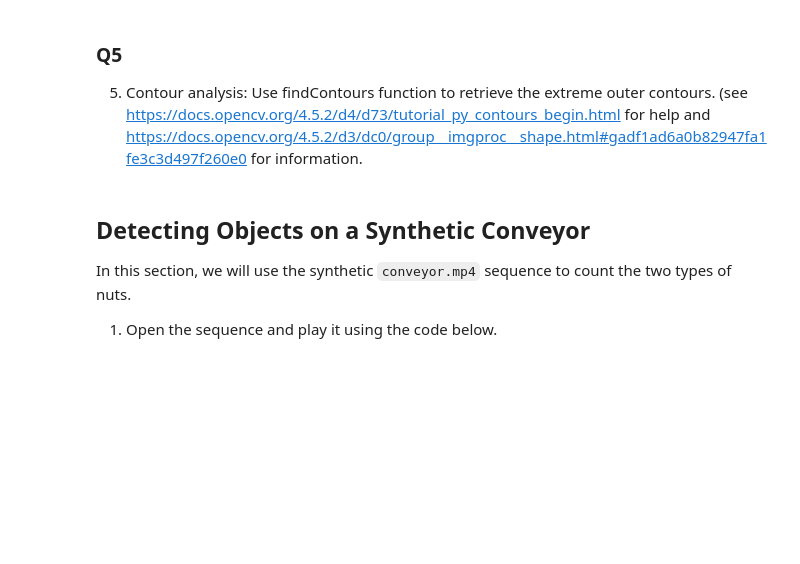
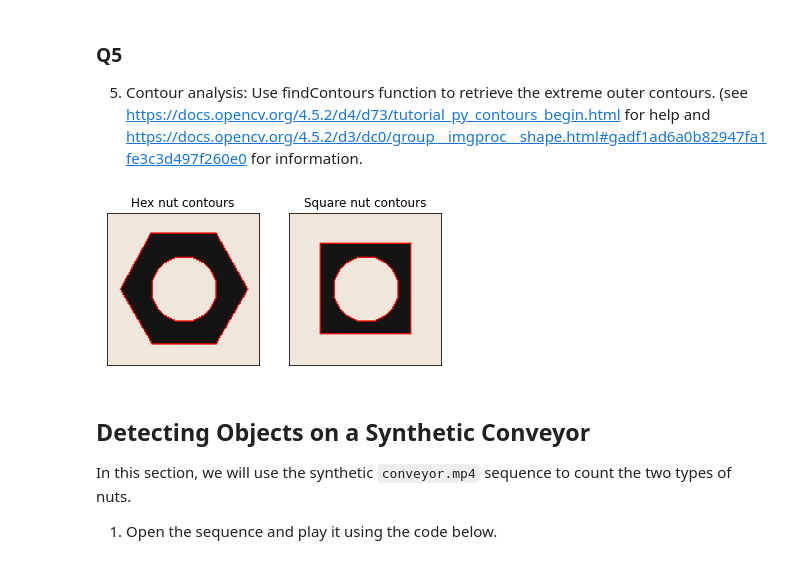
Before and after one commit to Avishka-Perera/UoM-S4-EN2550-Assignments, a Jupyter notebook: Answers/Assignment-3/assignment-3.ipynb, the cells around one changed output. Drawn from its saved outputs; the diff is of its cells as text; code cells hidden in the pictures; blank space fills up the shorter version.

```diff
--- a/Answers/Assignment-3/assignment-3.ipynb
+++ b/Answers/Assignment-3/assignment-3.ipynb
@@ -122,3 +120,23 @@ contours, hierarchy	=	cv.findContours(image, mode=cv.RETR_TREE, method=cv.CHAIN_
+# %%
+hex_contours, _	=	cv.findContours(closed_hex, mode=cv.RETR_TREE, method=cv.CHAIN_APPROX_SIMPLE)
+squ_contours, _	=	cv.findContours(closed_squ, mode=cv.RETR_TREE, method=cv.CHAIN_APPROX_SIMPLE)
+
+hex_cont_img = hexnut_template.copy()
+squ_cont_img = squarenut_template.copy()
+
+cv.drawContours(hex_cont_img, hex_contours, -1, (0,0,255), 1)
+cv.drawContours(squ_cont_img, squ_contours, -1, (0,0,255), 1)
+
+images = ( hex_cont_img, squ_cont_img )
+titles = ("Hex nut contours", "Square nut contours")
+
+for i in range(2):
+    plt.subplot(1,2,i+1), plt.imshow(cv.cvtColor(images[i], cv.COLOR_BGR2RGB))
+    plt.title(titles[i]), plt.xticks([]), plt.yticks([])
+
+plt.show()
+# %% [output]
+[figure, added]
 # %% [markdown]
 ## Detecting Objects on a Synthetic Conveyor
 In this section, we will use the synthetic `conveyor.mp4` sequence to count the two types of nuts.
```
Also changed, not shown: parts of 6 cells of this notebook.
